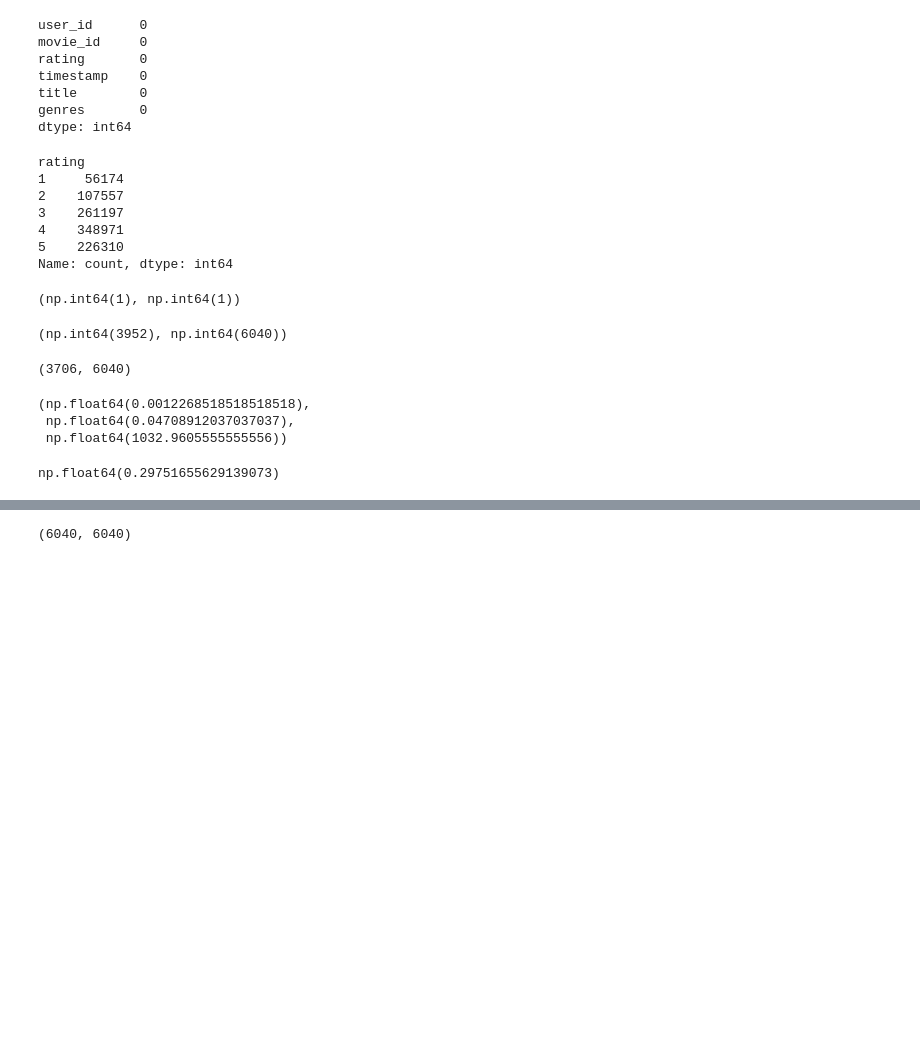
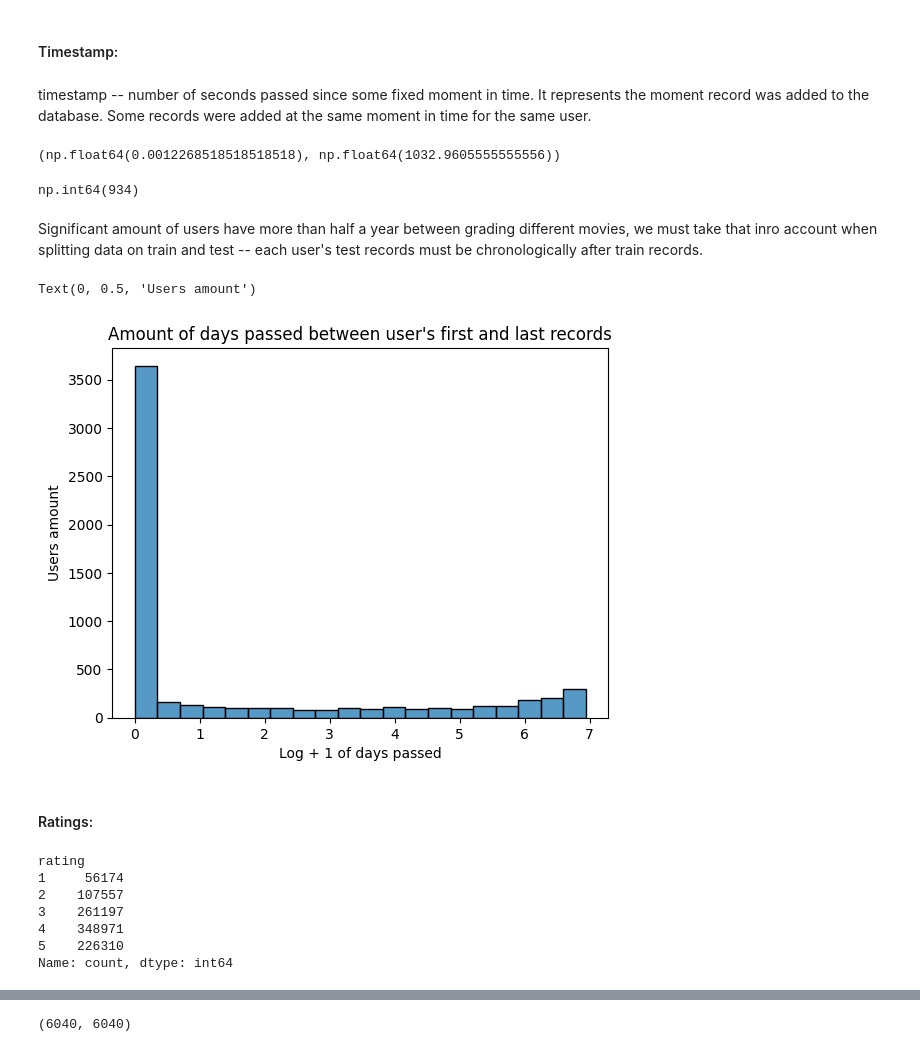
Before and after one commit to maria-khanina/movie_recommender, a Jupyter notebook: logic/factorization_machine.ipynb, the cells around one changed output, grey strips where cells are left out. Saved outputs shown, nothing was run; the diff lists cells and outputs as text; code cells hidden in the pictures; blank space fills up the shorter version.

```diff
--- a/logic/factorization_machine.ipynb
+++ b/logic/factorization_machine.ipynb
@@ -276,10 +114,4 @@ ratings_df.shape
-# %%
-ratings_df.isna().sum()
-# %% [output]
-user_id      0
-movie_id     0
-rating       0
-timestamp    0
-title        0
-genres       0
-dtype: int64
+# %% [markdown]
+#### Timestamp:
+# %% [markdown]
+timestamp -- number of seconds passed since some fixed moment in time. It represents the moment record was added to the database. Some records were added at the same moment in time for the same user.
@@ -286,3 +122,23 @@ dtype: int64
+# %%
+days_range.min(), days_range.max()
+# %% [output]
+(np.float64(0.0012268518518518518), np.float64(1032.9605555555556))
+# %%
+(days_range > 180).sum()
+# %% [output]
+np.int64(934)
+# %% [markdown]
+Significant amount of users have more than half a year between grading different movies, we must take that inro account when splitting data on train and test -- each user's test records must be chronologically after train records.
+# %%
+sns.histplot(np.log1p(days_range))
+plt.title("Amount of days passed between user's first and last records")
+plt.xlabel("Log + 1 of days passed")
+plt.ylabel("Users amount")
+# %% [output]
+Text(0, 0.5, 'Users amount')
+[figure, added]
+# %% [markdown]
+#### Ratings:
 # %%
 ratings_df["rating"].value_counts().sort_index()
 # %% [output]
@@ -293,15 +149,3 @@ rating
 4    348971
 5    226310
 Name: count, dtype: int64
-# %%
-ratings_df["movie_id"].min(), ratings_df["user_id"].min()
-# %% [output]
-(np.int64(1), np.int64(1))
-# %%
-ratings_df["movie_id"].max(), ratings_df["user_id"].max()
-# %% [output]
-(np.int64(3952), np.int64(6040))
-# %%
-ratings_df["movie_id"].nunique(), ratings_df["user_id"].nunique()
-# %% [output]
-(3706, 6040)
@@ -312,10 +151,0 @@ days_range = time_range / (60 * 60 * 24)
-# %%
-days_range.min(), days_range.median(), days_range.max()
-# %% [output]
-(np.float64(0.0012268518518518518),
- np.float64(0.04708912037037037),
- np.float64(1032.9605555555556))
-# %%
-(days_range > 7).mean()
-# %% [output]
-np.float64(0.29751655629139073)
```
Also changed, not shown: parts of 130 cells of this notebook.
